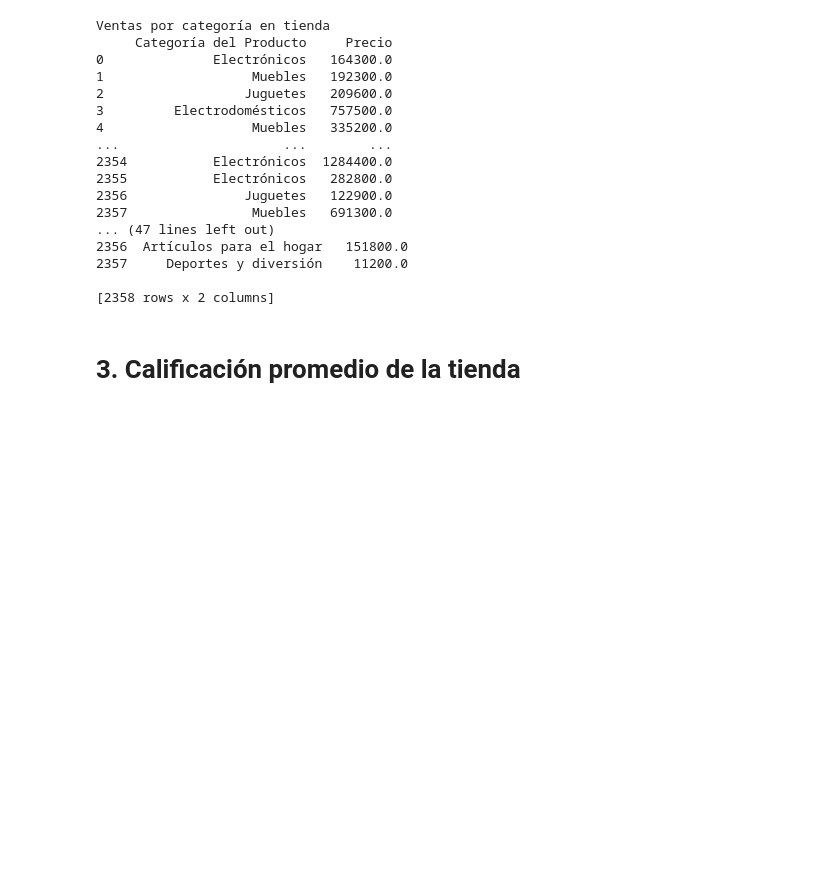
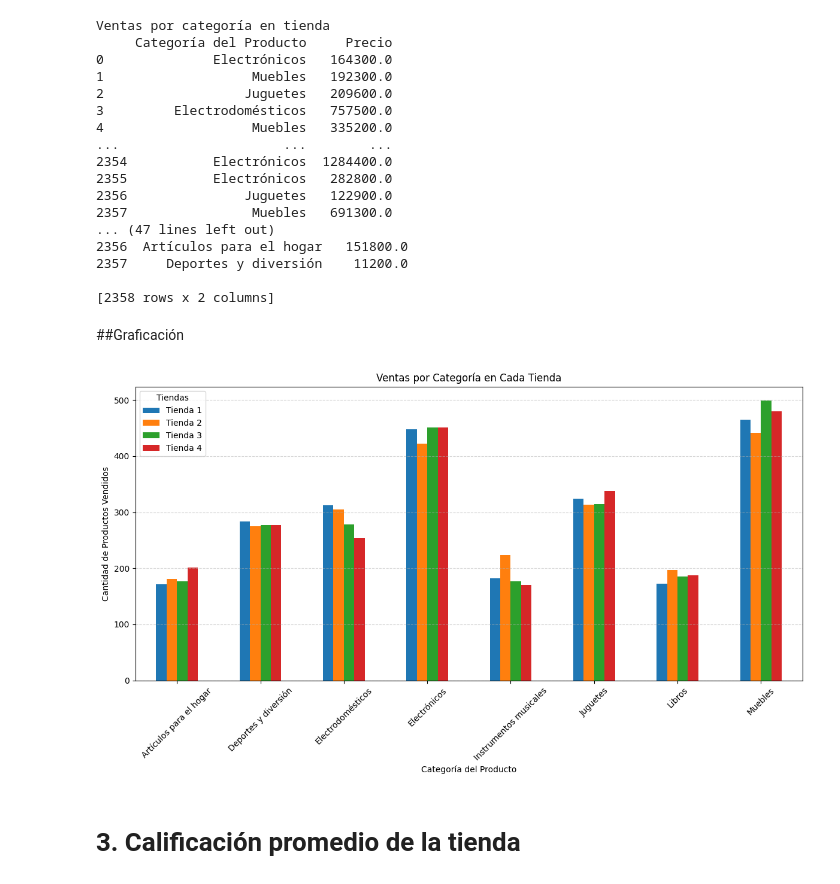
Before and after one commit to NathanENc/challengue_data_science, a Jupyter notebook: AluraStoreLatam.ipynb, the cells around one changed output. Drawn from its saved outputs; the diff is of its cells as text; code cells hidden in the pictures; blank space fills up the shorter version.

```diff
--- a/AluraStoreLatam.ipynb
+++ b/AluraStoreLatam.ipynb
@@ -168,5 +166,21 @@ for nombre_tienda, datos in ventas_categoria.items():
 
 # Combinar los resultados en un solo DataFrame (llenando NaN con 0)
 df_categorias = pd.DataFrame(categoria_tienda).fillna(0).astype(int)
+# %% [markdown]
+##Graficación
+# %%
+# Configuración del gráfico
+df_categorias.plot(kind='bar', figsize=(12, 7))
+
+plt.title("Ventas por Categoría en Cada Tienda")
+plt.xlabel("Categoría del Producto")
+plt.ylabel("Cantidad de Productos Vendidos")
+plt.xticks(rotation=45)
+plt.legend(title="Tiendas")
+plt.grid(axis='y', linestyle='--', alpha=0.5)
+plt.tight_layout()
+plt.show()
+# %% [output]
+[figure, added]
 # %% [markdown]
 # 3. Calificación promedio de la tienda
```
Also changed, not shown: parts of 3 cells of this notebook.
